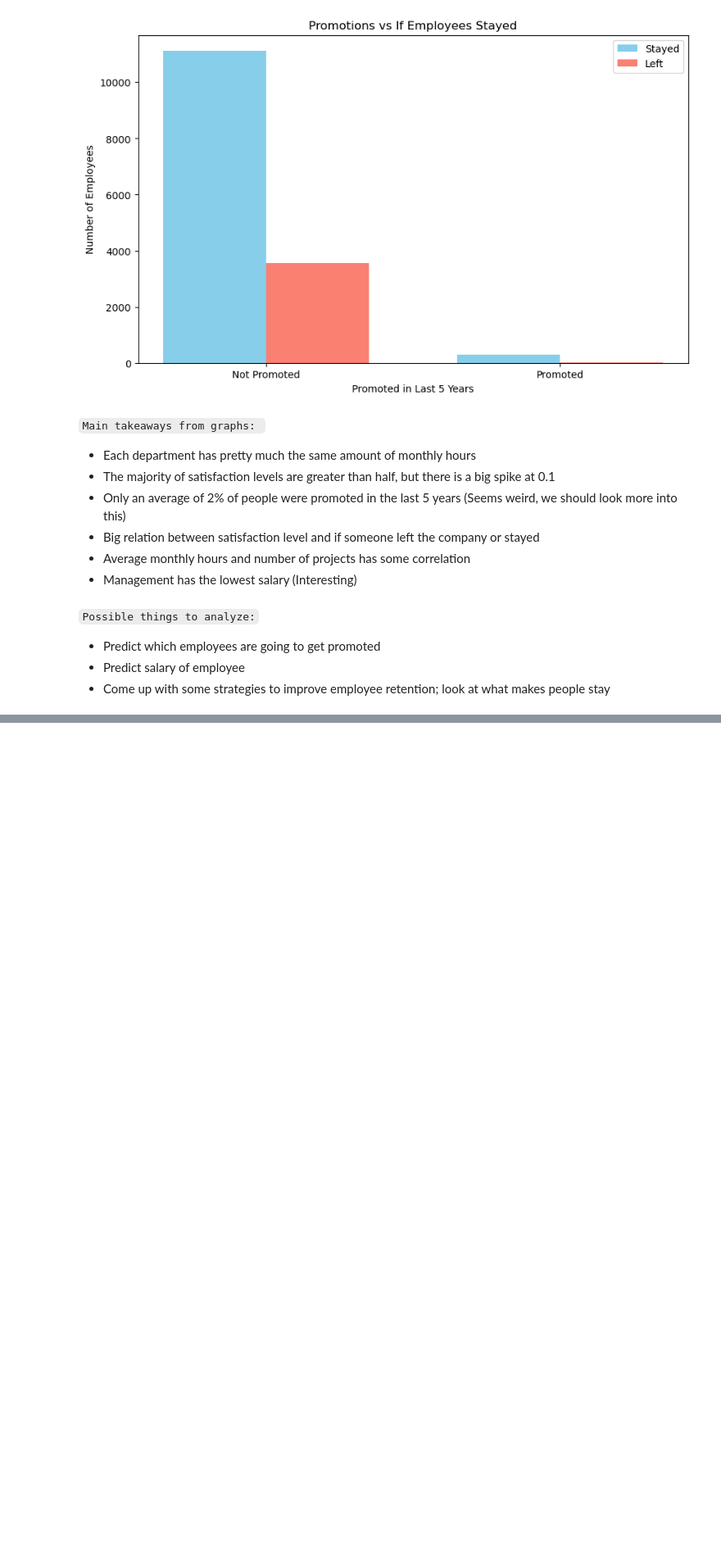
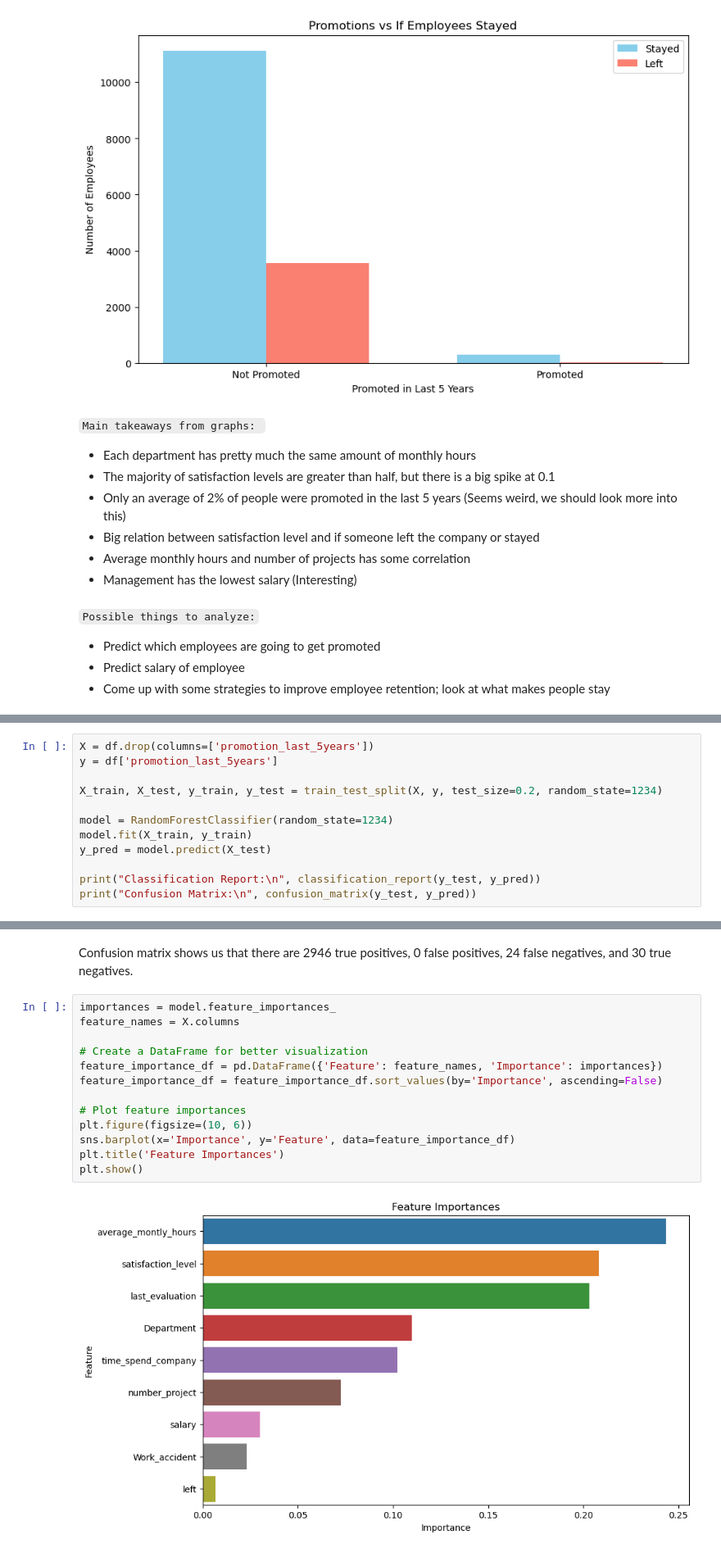
Before and after one commit to zacharyartman/aai501-group2, a Jupyter notebook: main.ipynb, the cells around one changed output, grey strips where cells are left out. Shown at 82% size. Saved outputs shown, nothing was run; the diff lists cells and outputs as text; blank space fills up the shorter version.

Commit message:
Predicted employees who will get a promotion

```diff
--- a/main.ipynb
+++ b/main.ipynb
@@ -143,0 +149,12 @@ plt.show()
+# %%
+X = df.drop(columns=['promotion_last_5years'])
+y = df['promotion_last_5years']
+
+X_train, X_test, y_train, y_test = train_test_split(X, y, test_size=0.2, random_state=1234)
+
+model = RandomForestClassifier(random_state=1234)
+model.fit(X_train, y_train)
+y_pred = model.predict(X_test)
+
+print("Classification Report:\n", classification_report(y_test, y_pred))
+print("Confusion Matrix:\n", confusion_matrix(y_test, y_pred))
@@ -143,0 +175,17 @@ plt.show()
+# %% [markdown]
+Confusion matrix shows us that there are 2946 true positives, 0 false positives, 24 false negatives, and 30 true negatives.
+# %%
+importances = model.feature_importances_
+feature_names = X.columns
+
+# Create a DataFrame for better visualization
+feature_importance_df = pd.DataFrame({'Feature': feature_names, 'Importance': importances})
+feature_importance_df = feature_importance_df.sort_values(by='Importance', ascending=False)
+
+# Plot feature importances
+plt.figure(figsize=(10, 6))
+sns.barplot(x='Importance', y='Feature', data=feature_importance_df)
+plt.title('Feature Importances')
+plt.show()
+# %% [output]
+[figure, added]
```
Also changed, not shown: parts of 5 cells of this notebook.
